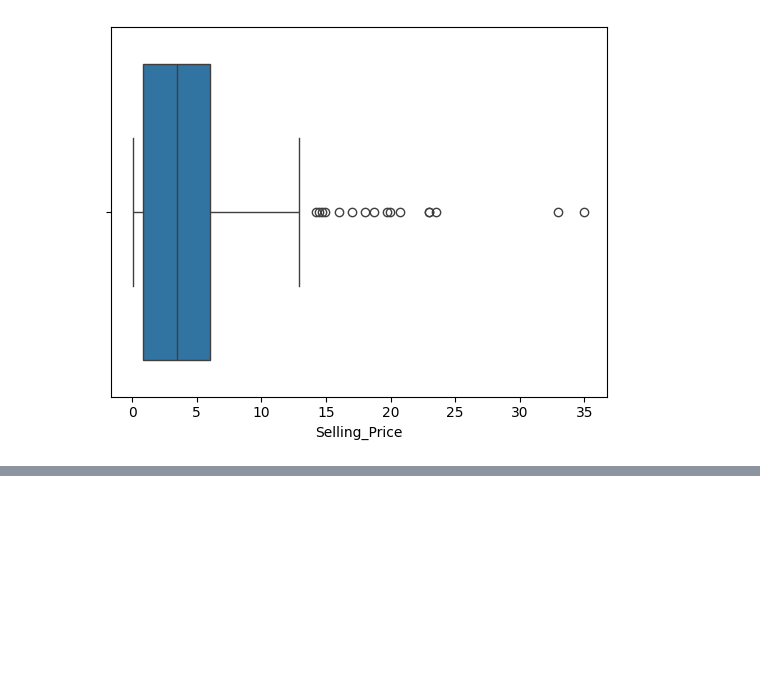
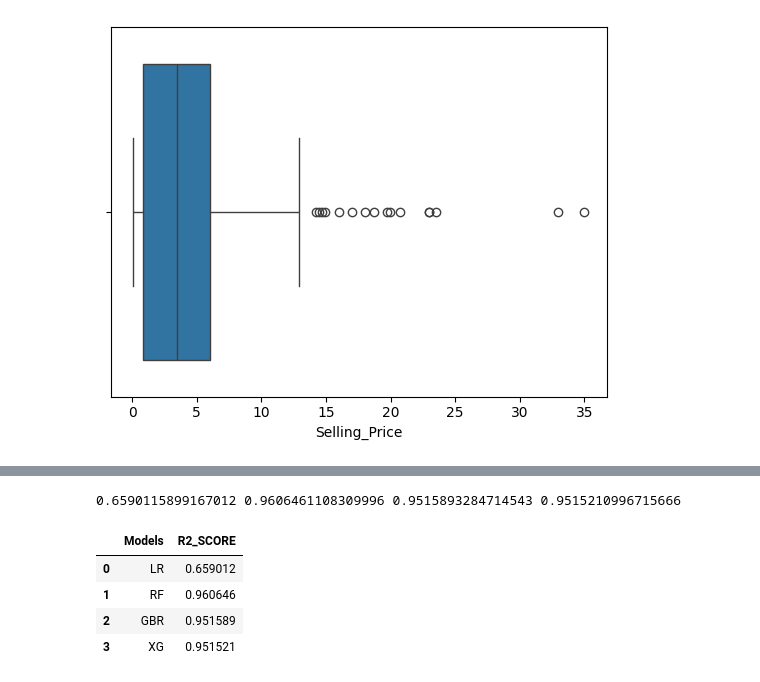
Before and after one commit to RishiAbinandhan/CAR-PRICE-PREDICTION, a Jupyter notebook: CAR_PRICE_PREDICTION.ipynb, the cells around one changed output, grey strips where cells are left out. Saved outputs shown, nothing was run; the diff lists cells and outputs as text; code cells hidden in the pictures; blank space fills up the shorter version.

```diff
--- a/CAR_PRICE_PREDICTION.ipynb
+++ b/CAR_PRICE_PREDICTION.ipynb
@@ -115,0 +249,4 @@ sns.boxplot(x='Selling_Price',data=dataset)
+# %%
+print(score1,score2,score3,score4)
+# %% [output]
+0.6590115899167012 0.9606461108309996 0.9515893284714543 0.9515210996715666
@@ -115,0 +255,8 @@ sns.boxplot(x='Selling_Price',data=dataset)
+# %%
+final_data
+# %% [output]
+|  | Models | R2_SCORE |
+| 0 | LR | 0.659012 |
+| 1 | RF | 0.960646 |
+| 2 | GBR | 0.951589 |
+| 3 | XG | 0.951521 |
```
Also changed, not shown: parts of 26 cells of this notebook.
